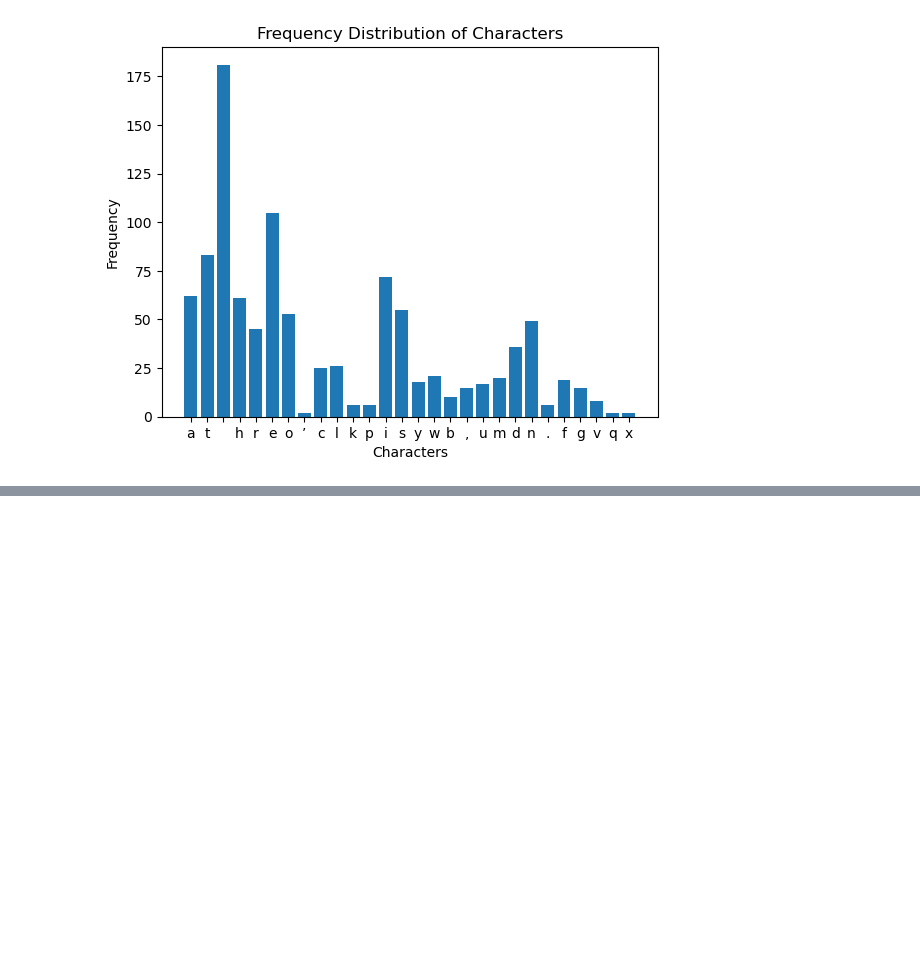
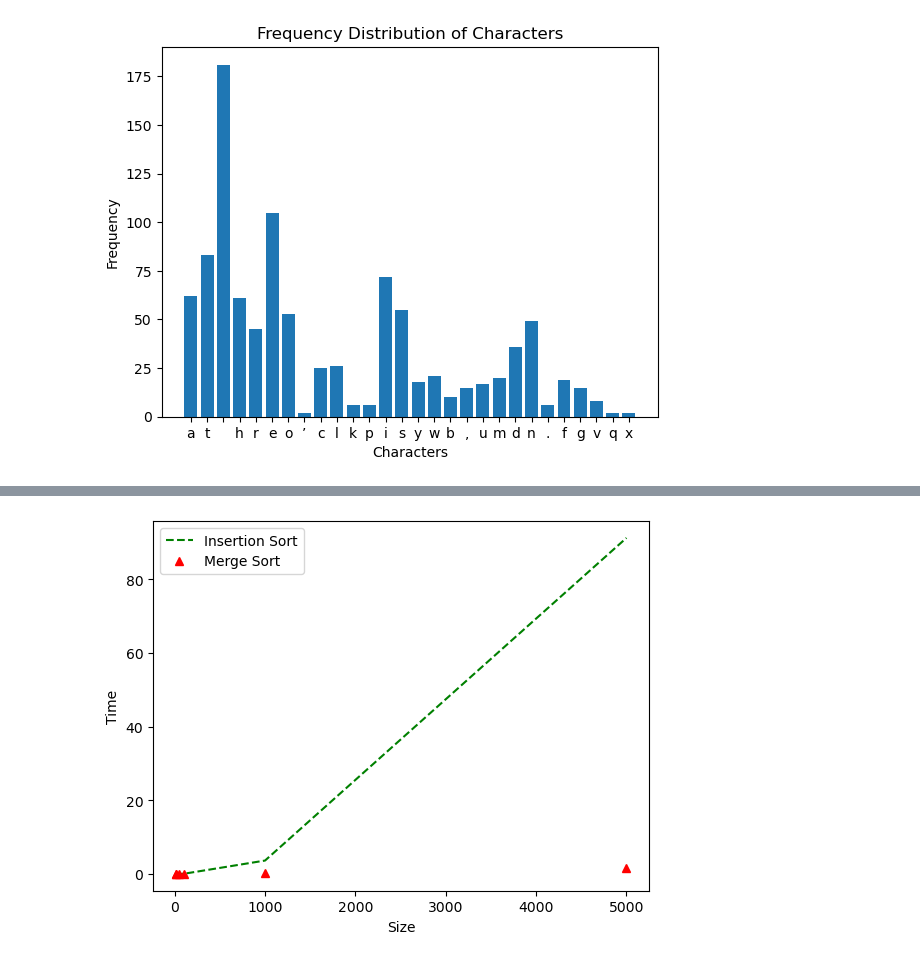
Before and after one commit to chelsbrammer/pyplot, a Jupyter notebook: pyplot.ipynb, the cells around one changed output, grey strips where cells are left out. Cells and saved outputs as stored; diff of their text form; code cells hidden in the pictures; blank space fills up the shorter version.

```diff
--- a/pyplot.ipynb
+++ b/pyplot.ipynb
@@ -75,4 +117,15 @@ plt.show()
 # %%
 sizes = [10, 20, 50, 100, 1000, 5000]
 insertion_sort_times = [0.0010252999999999998, 0.0027026999999999954, 0.010147200000000002, 0.0381137, 3.6303399, 91.2180796]
 merge_sort_times = [0.00161889999999687, 0.003635600000009731, 0.0090655000000055, 0.020108000000007564, 0.2687474000000094, 1.6147050999999948]
+
+plt.plot(sizes, insertion_sort_times, 'g--', sizes, merge_sort_times, 'r^')
+
+plt.legend(['Insertion Sort', 'Merge Sort'])
+plt.xlabel('Size')
+plt.ylabel('Time')
+
+
+plt.show()
+# %% [output]
+[figure, added]
```
Also changed, not shown: parts of 11 cells of this notebook.
